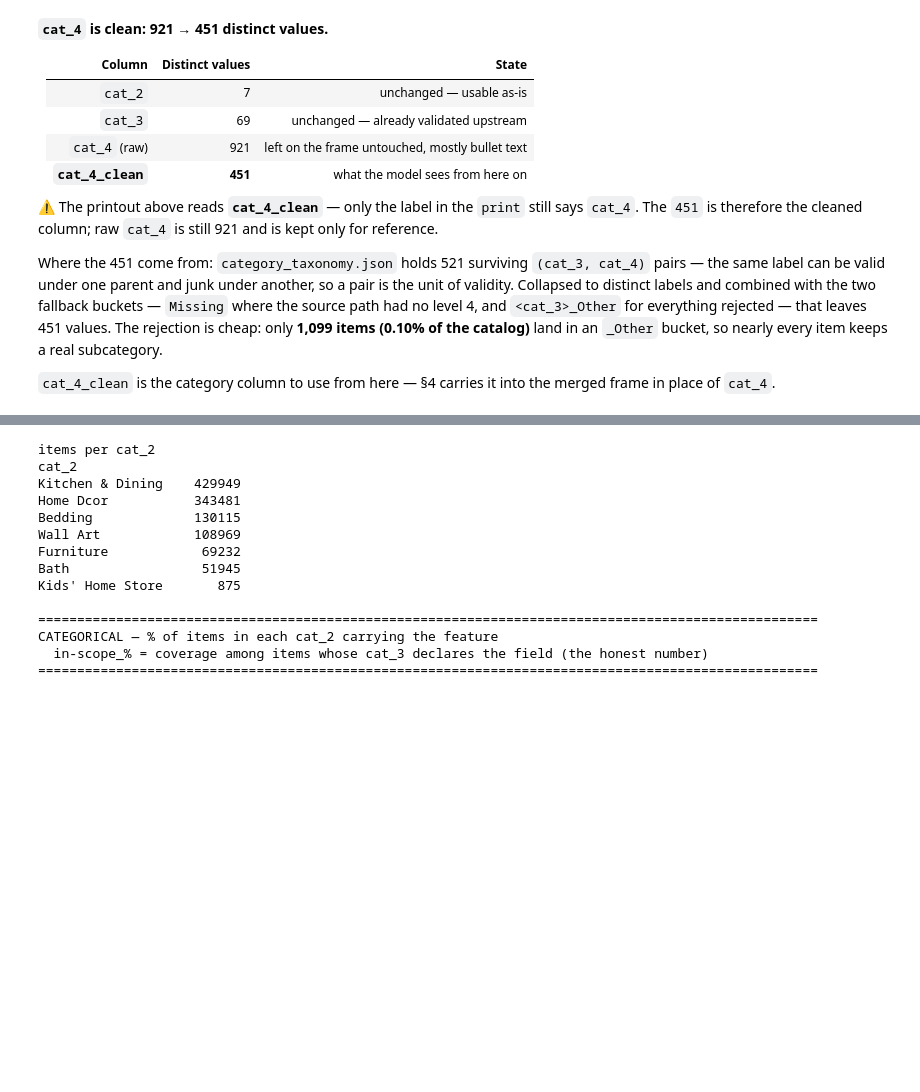
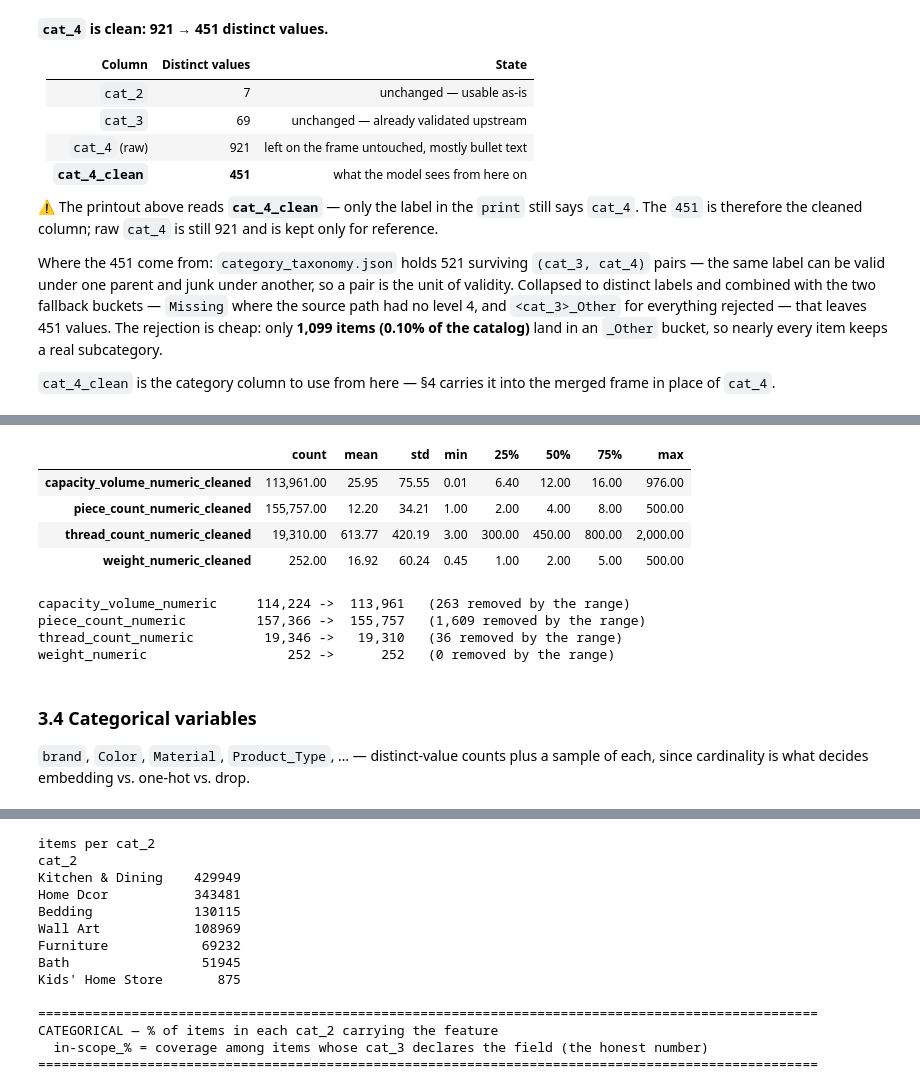
Before and after one commit to flamesmith/RecSystem, a Jupyter notebook: ttn/ttn.ipynb, the cells around one changed output, grey strips where cells are left out. Cells and saved outputs as stored; diff of their text form; code cells hidden in the pictures; blank space fills up the shorter version.

```diff
--- a/ttn/ttn.ipynb
+++ b/ttn/ttn.ipynb
@@ -539,0 +530,45 @@ Check for **2 part variables**
+# %%
+# Summary of the two-part variables, after range cleaning
+TWO_PART_CLEANED = [
+    "capacity_volume_numeric_cleaned",
+    "piece_count_numeric_cleaned",
+    "thread_count_numeric_cleaned",
+    "weight_numeric_cleaned",
+]
+
+present = [c for c in TWO_PART_CLEANED if c in df_features.columns]
+missing = [c for c in TWO_PART_CLEANED if c not in df_features.columns]
+
+if missing:
+    # These bounds were added to VALID_RANGES after this pickle was written, so
+    # the columns appear only once extraction is re-run.
+    print("not in this pickle yet — produced by the next extraction run:")
+    for c in missing:
+        print(f"    {c}")
+    print()
+
+display(df_features[present].describe().T)
+
+# non-null counts against the raw column, i.e. what the range removed
+for c in present:
+    raw = c[: -len("_cleaned")]
+    if raw in df_features.columns:
+        n_raw, n_clean = df_features[raw].notna().sum(), df_features[c].notna().sum()
+        print(f"{raw:26s} {n_raw:>8,} -> {n_clean:>8,}   "
+              f"({n_raw - n_clean:,} removed by the range)")
+# %% [output]
+|  | count | mean | std | min | 25% | 50% | 75% | max |
+| capacity_volume_numeric_cleaned | 113,961.00 | 25.95 | 75.55 | 0.01 | 6.40 | 12.00 | 16.00 | 976.00 |
+| piece_count_numeric_cleaned | 155,757.00 | 12.20 | 34.21 | 1.00 | 2.00 | 4.00 | 8.00 | 500.00 |
+| thread_count_numeric_cleaned | 19,310.00 | 613.77 | 420.19 | 3.00 | 300.00 | 450.00 | 800.00 | 2,000.00 |
+| weight_numeric_cleaned | 252.00 | 16.92 | 60.24 | 0.45 | 1.00 | 2.00 | 5.00 | 500.00 |
+capacity_volume_numeric     114,224 ->  113,961   (263 removed by the range)
+piece_count_numeric         157,366 ->  155,757   (1,609 removed by the range)
+thread_count_numeric         19,346 ->   19,310   (36 removed by the range)
+weight_numeric                  252 ->      252   (0 removed by the range)
+# %% [markdown]
+### 3.4 Categorical variables
+
+`brand`, `Color`, `Material`, `Product_Type`, … — distinct-value counts plus a
+sample of each, since cardinality is what decides embedding vs. one-hot vs.
+drop.
```
Also changed, not shown: parts of 12 cells of this notebook, 5 other files.
